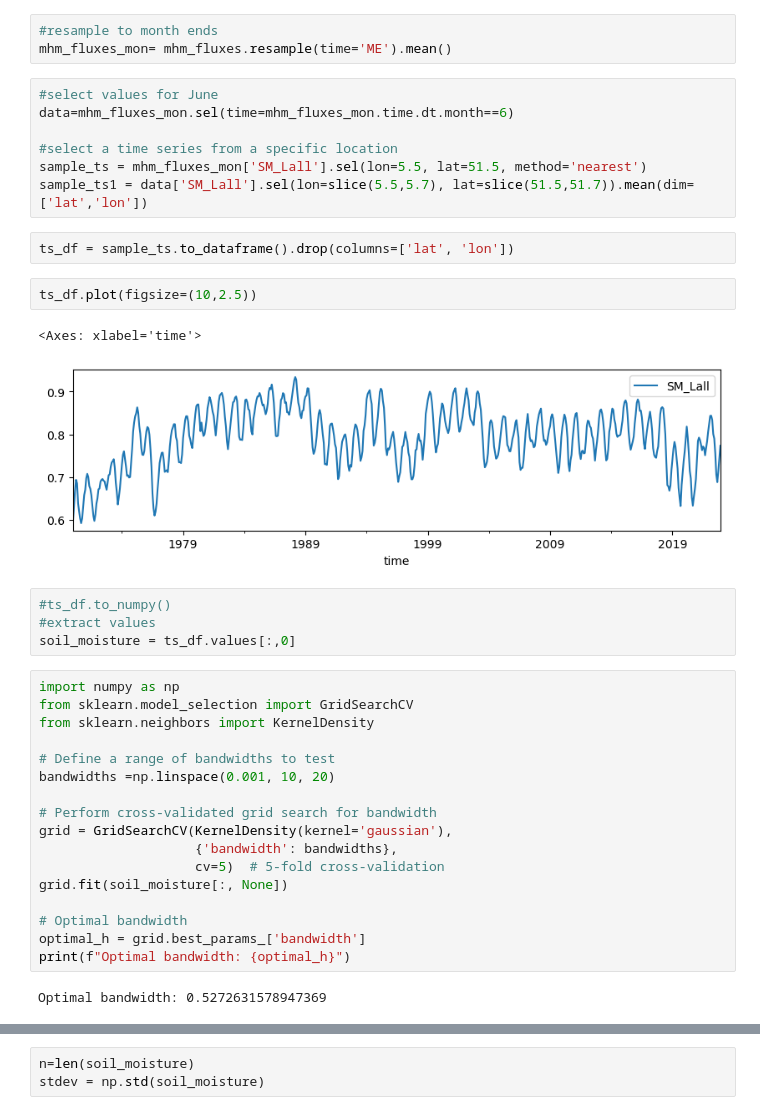
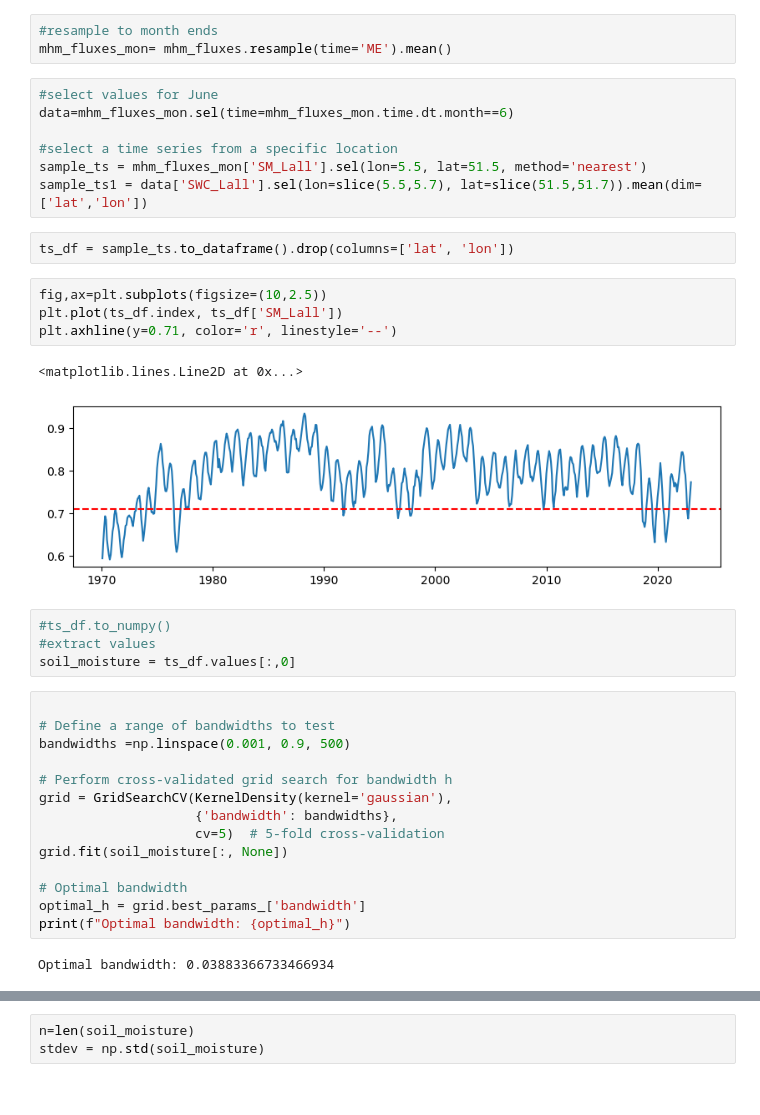
Before and after one commit to klekarkar/mHM_IO_dataprocessing, a Jupyter notebook: soilmoisture_anomalies.ipynb, the cells around one changed output, grey strips where cells are left out. Saved outputs shown, nothing was run; the diff lists cells and outputs as text.

Commit message:
soil moisture index

```diff
--- a/soilmoisture_anomalies.ipynb
+++ b/soilmoisture_anomalies.ipynb
@@ -16,27 +21,26 @@ data=mhm_fluxes_mon.sel(time=mhm_fluxes_mon.time.dt.month==6)
 
 #select a time series from a specific location
 sample_ts = mhm_fluxes_mon['SM_Lall'].sel(lon=5.5, lat=51.5, method='nearest')
-sample_ts1 = data['SM_Lall'].sel(lon=slice(5.5,5.7), lat=slice(51.5,51.7)).mean(dim=['lat','lon'])
+sample_ts1 = data['SWC_Lall'].sel(lon=slice(5.5,5.7), lat=slice(51.5,51.7)).mean(dim=['lat','lon'])
 # %%
 ts_df = sample_ts.to_dataframe().drop(columns=['lat', 'lon'])
-# %%
-ts_df.plot(figsize=(10,2.5))
-# %% [output]
-<Axes: xlabel='time'>
-[figure, removed]
+# %%
+fig,ax=plt.subplots(figsize=(10,2.5))
+plt.plot(ts_df.index, ts_df['SM_Lall'])
+plt.axhline(y=0.71, color='r', linestyle='--')
+# %% [output]
+<matplotlib.lines.Line2D at 0x...>
+[figure, added]
 # %%
 #ts_df.to_numpy()
 #extract values
 soil_moisture = ts_df.values[:,0]
 # %%
-import numpy as np
-from sklearn.model_selection import GridSearchCV
-from sklearn.neighbors import KernelDensity
 
 # Define a range of bandwidths to test
-bandwidths =np.linspace(0.001, 10, 20)
+bandwidths =np.linspace(0.001, 0.9, 500)
 
-# Perform cross-validated grid search for bandwidth
+# Perform cross-validated grid search for bandwidth h
 grid = GridSearchCV(KernelDensity(kernel='gaussian'),
                     {'bandwidth': bandwidths},
                     cv=5)  # 5-fold cross-validation
@@ -46,4 +50,4 @@ grid.fit(soil_moisture[:, None])
 optimal_h = grid.best_params_['bandwidth']
 print(f"Optimal bandwidth: {optimal_h}")
 # %% [output]
-Optimal bandwidth: 0.5272631578947369
+Optimal bandwidth: 0.03883366733466934
```
Also changed, not shown: parts of 10 cells of this notebook.
